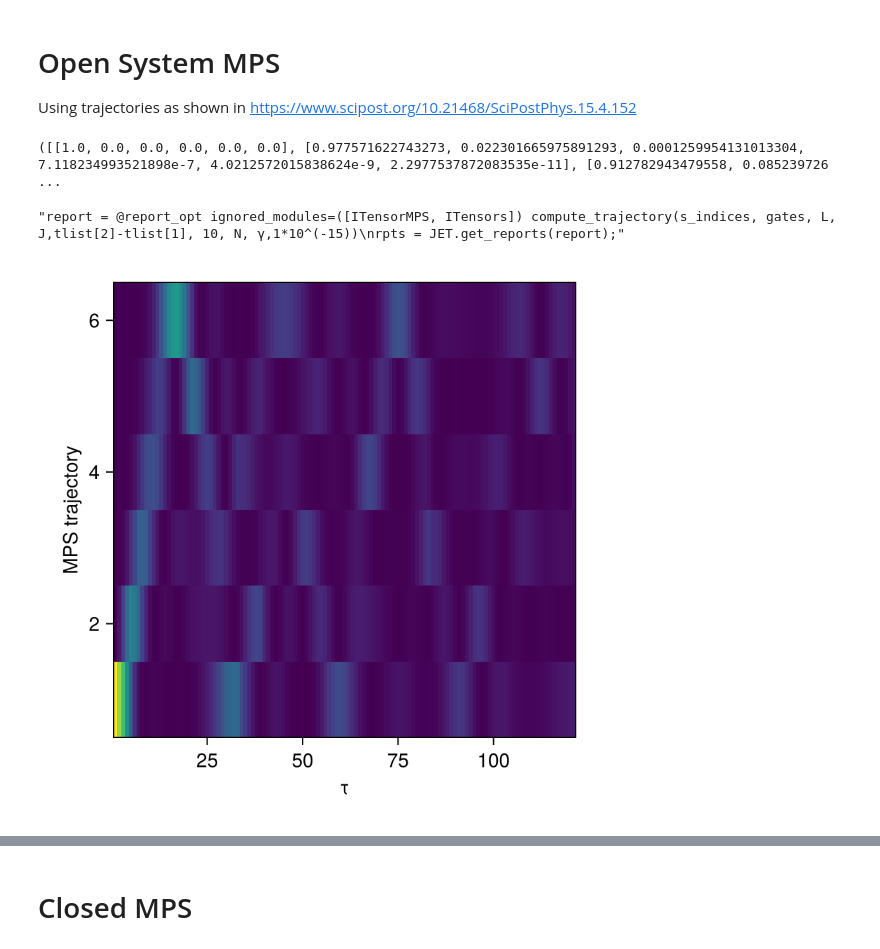
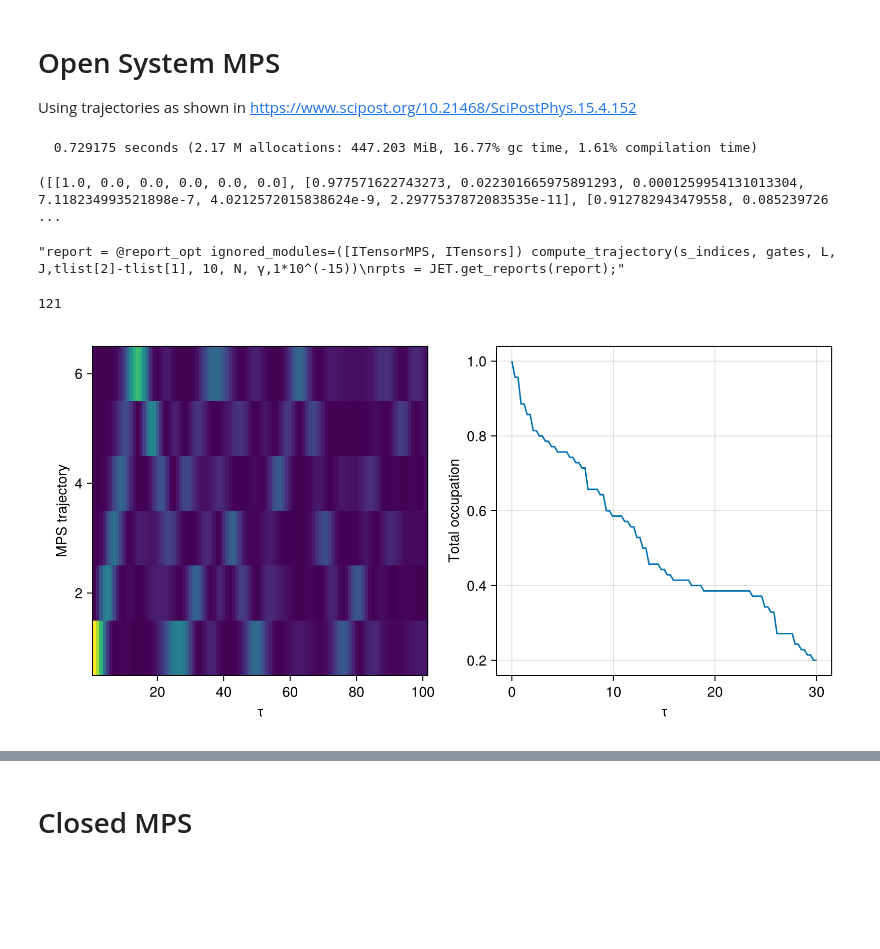
Before and after one commit to Ssalazar12/open_system_tn, a Jupyter notebook: notebooks/tight_binding_open.ipynb, the cells around one changed output, grey strips where cells are left out. Saved outputs shown, nothing was run; the diff lists cells and outputs as text; code cells hidden in the pictures; blank space fills up the shorter version.

Commit message:
worked on the tebd for the open tightbinding model, added parallell and correlation matrix observable

```diff
--- a/notebooks/tight_binding_open.ipynb
+++ b/notebooks/tight_binding_open.ipynb
@@ -193,7 +191,7 @@ function compute_trajectory(s::Vector{Index{Int64}}, gates::Vector{ITensor}, L::
     gammas = zeros(L) # list for where the dissipations act
     gammas[1:end] .= γ # for now only dissipation at the end of the chain
     occupations = Vector{Vector{Float64}}(undef, n_tsteps)
-    times = zeros(n_tsteps)
+    corr_matrices = Vector{Matrix{ComplexF64}}(undef, n_tsteps)
     entropies = zeros(n_tsteps)
     bond_dimensions = zeros(Int, n_tsteps)
 
@@ -201,6 +199,7 @@ function compute_trajectory(s::Vector{Index{Int64}}, gates::Vector{ITensor}, L::
     state_list = ["0" for n in 1:L]
     state_list[1] = "1"
     psi = MPS(s, state_list)
+    psi_cand = copy(psi) # candidate for new state}
 
     dummy_counter = 1
 
@@ -211,7 +210,7 @@ function compute_trajectory(s::Vector{Index{Int64}}, gates::Vector{ITensor}, L::
         print
         Svn = entangement_S(psi, round(Int64, L/2))
         occupations[dummy_counter] = occ
-        times[dummy_counter] = t
+        corr_matrices[dummy_counter] = correlation_matrix(psi,"adag","a")
         entropies[dummy_counter] = Svn
         bond_dimensions[dummy_counter] = ITensorMPS.maxlinkdim(psi)
 
@@ -239,16 +238,16 @@ function compute_trajectory(s::Vector{Index{Int64}}, gates::Vector{ITensor}, L::
         dummy_counter+=1
     end
 
-    return occupations, times, entropies, bond_dimensions
+    return occupations, entropies, bond_dimensions, corr_matrices
 end
 
 let
     s_indices, gates = build_TEBD(L, J,tlist[2]-tlist[1], N, γ)
-    compute_trajectory(s_indices, gates, L, J,tlist[2]-tlist[1], 30.0, N, γ,1*10^(-15))
-
+    @time compute_trajectory(s_indices, gates, L, J,tlist[2]-tlist[1], 10.0, N, γ,1*10^(-15))
 end
 # %% [output]
-([[1.0, 0.0, 0.0, 0.0, 0.0, 0.0], [0.977571622743273, 0.022301665975891293, 0.0001259954131013304, 7.118234993521898e-7, 4.0212572015838624e-9, 2.2977537872083535e-11], [0.912782943479558, 0.085239726 ...
+  0.729175 seconds (2.17 M allocations: 447.203 MiB, 16.77% gc time, 1.61% compilation time)
+([[1.0, 0.0, 0.0, 0.0, 0.0, 0.0], [0.977571622743273, 0.022301665975891293, 0.0001259954131013304, 7.118234993521898e-7, 4.0212572015838624e-9, 2.2977537872083535e-11], [0.912782943479558, 0.085239726 ...
 # %%
 """report = @report_opt ignored_modules=([ITensorMPS, ITensors]) compute_trajectory(s_indices, gates, L, J,tlist[2]-tlist[1], 10, N, γ,1*10^(-15))
 rpts = JET.get_reports(report);"""
@@ -284,13 +256,46 @@ end
+# %%
+
+# Do an ensemble average over all trajectories to get the actual occupatinos
+N_trajectories = 50
+cutoff = 1*10^(-18)
+Delta_t = 0.3
+occupation_ensemble = Vector{Matrix{Float64}}(undef, N_trajectories)
+correlation_ensemble = Vector{Vector{Matrix{ComplexF64}}}(undef, N_trajectories)
+entropy_ensemble = zeros(N_trajectories, length(time_list))
+b_dims_ensemble = zeros(N_trajectories, length(time_list))
+time_list = 0.0:Delta_t:maxt
+
+s_indices, gates = build_TEBD(L, J,Delta_t, N, γ)
+
+Threads.@threads for traj in 1:N_trajectories
+    occupations, Svns, bond_dim, correlation_matrix = compute_trajectory(s_indices, gates, L, J,
+                                                            Delta_t, maxt, N, γ, cutoff);
+    occupations = reduce(hcat, occupations);
+    occupation_ensemble[traj] = occupations
+    entropy_ensemble[traj, 1:end] = Svns
+    b_dims_ensemble[traj, 1:end] = bond_dim
+    correlation_ensemble[traj] = correlation_matrix
+end
+# %%
+println(length(times))
+
+mean_traj = mean(occupation_ensemble)
+mean_entropy = mean(entropy_ensemble,dims=1)[1,1:end]
+mean_bond = mean(b_dims_ensemble,dims=1)[1,1:end]
+tot_oc = sum(mean_traj, dims=1)[1:end]
+mean_corr = mean(correlation_ensemble);
+# %% [output]
+121
 # %%
-mean_traj = mean(occupation_ensemble)
-meant_entropy = mean(entropy_ensemble)
-tot_oc = sum(mean_traj, dims=1)[1:end]
+f = Figure(size = (800, 400))
+ax1 = Axis(f[1, 1], xlabel="τ", ylabel="MPS trajectory")
+ax2 = Axis(f[1, 2], xlabel="τ", ylabel="Total occupation")
 
-f = Figure(size = (400, 400))
-ax = Axis(f[1, 1], xlabel="τ", ylabel="MPS trajectory")
-heatmap!(ax, transpose(mean_traj))
+heatmap!(ax1, transpose(mean_traj))
+lines!(ax2, time_list, tot_oc)
+
 f
 # %% [output]
-[figure, old version]
+[figure, new version]
 # %%
 f= Figure(size = (800, 400))
```
Also changed, not shown: parts of 10 cells of this notebook.
